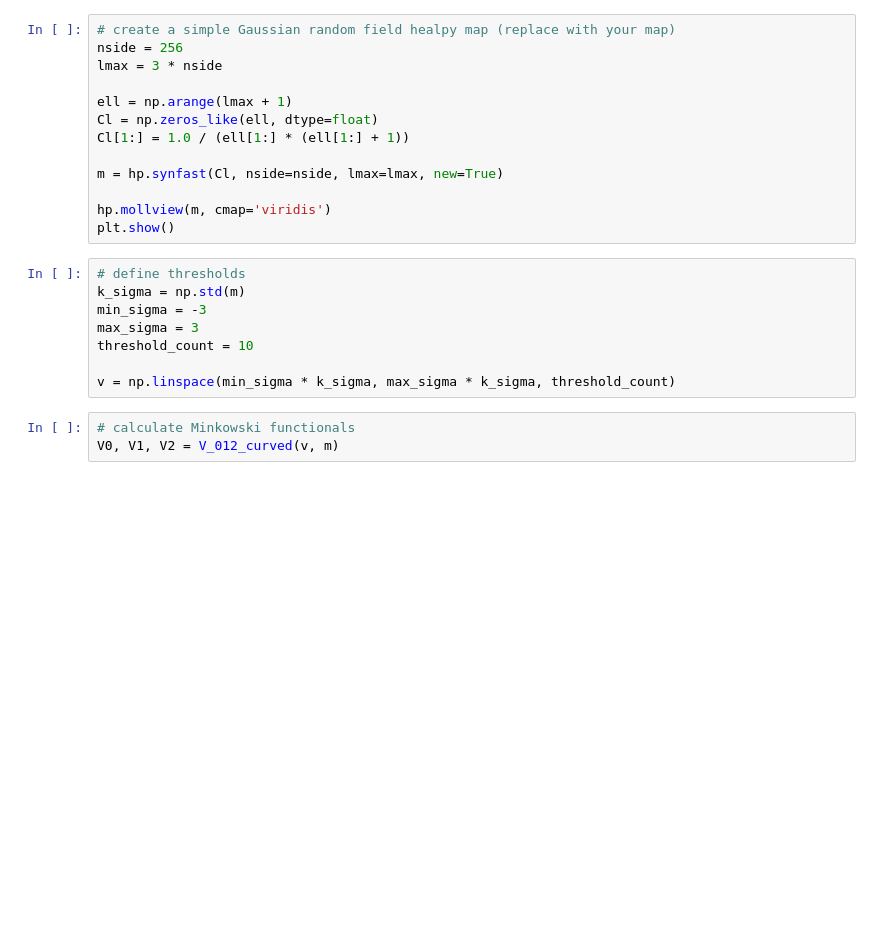
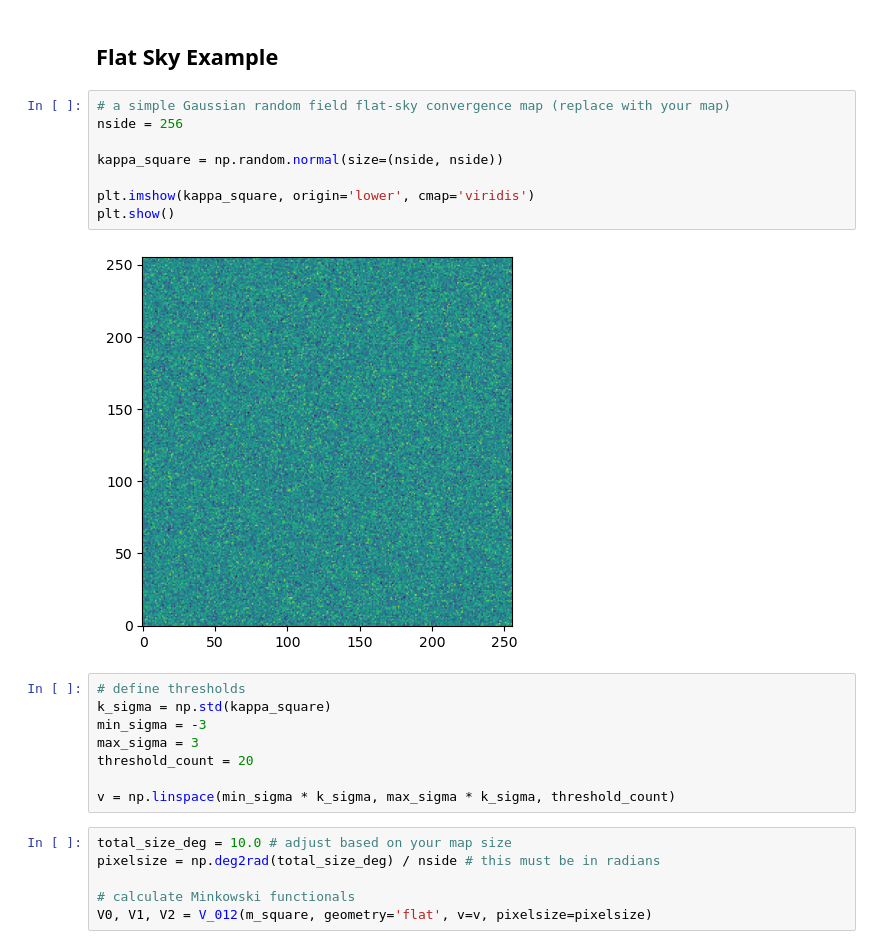
Before and after one commit to nishagrewal/minkowski, a Jupyter notebook: examples/Minkowski_Functional_Example.ipynb, the cells around one changed output. Cells and saved outputs as stored; diff of their text form; blank space fills up the shorter version.

```diff
--- a/examples/Minkowski_Functional_Example.ipynb
+++ b/examples/Minkowski_Functional_Example.ipynb
@@ -8,27 +40,29 @@ from scripts.mf_flat_sky import V_012_flat
+# %% [markdown]
+## Flat Sky Example
 # %%
-# create a simple Gaussian random field healpy map (replace with your map)
+# a simple Gaussian random field flat-sky convergence map (replace with your map)
 nside = 256
-lmax = 3 * nside
 
-ell = np.arange(lmax + 1)
-Cl = np.zeros_like(ell, dtype=float)
-Cl[1:] = 1.0 / (ell[1:] * (ell[1:] + 1))
+kappa_square = np.random.normal(size=(nside, nside))
 
-m = hp.synfast(Cl, nside=nside, lmax=lmax, new=True)
-
-hp.mollview(m, cmap='viridis')
+plt.imshow(kappa_square, origin='lower', cmap='viridis')
 plt.show()
+# %% [output]
+[figure, added]
 # %%
 # define thresholds
-k_sigma = np.std(m)
+k_sigma = np.std(kappa_square)
 min_sigma = -3
 max_sigma = 3
-threshold_count = 10
+threshold_count = 20
 
 v = np.linspace(min_sigma * k_sigma, max_sigma * k_sigma, threshold_count)
-# %%
-# calculate Minkowski functionals
-V0, V1, V2 = V_012_curved(v, m)
+# %%
+total_size_deg = 10.0 # adjust based on your map size
+pixelsize = np.deg2rad(total_size_deg) / nside # this must be in radians
+
+# calculate Minkowski functionals
+V0, V1, V2 = V_012(m_square, geometry='flat', v=v, pixelsize=pixelsize)
 # %%
 # plot Minkowski functionals
 fig, axs = plt.subplots(1, 3, figsize=(18, 5.5))
```
Also changed, not shown: parts of 11 cells of this notebook, 5 other files.
